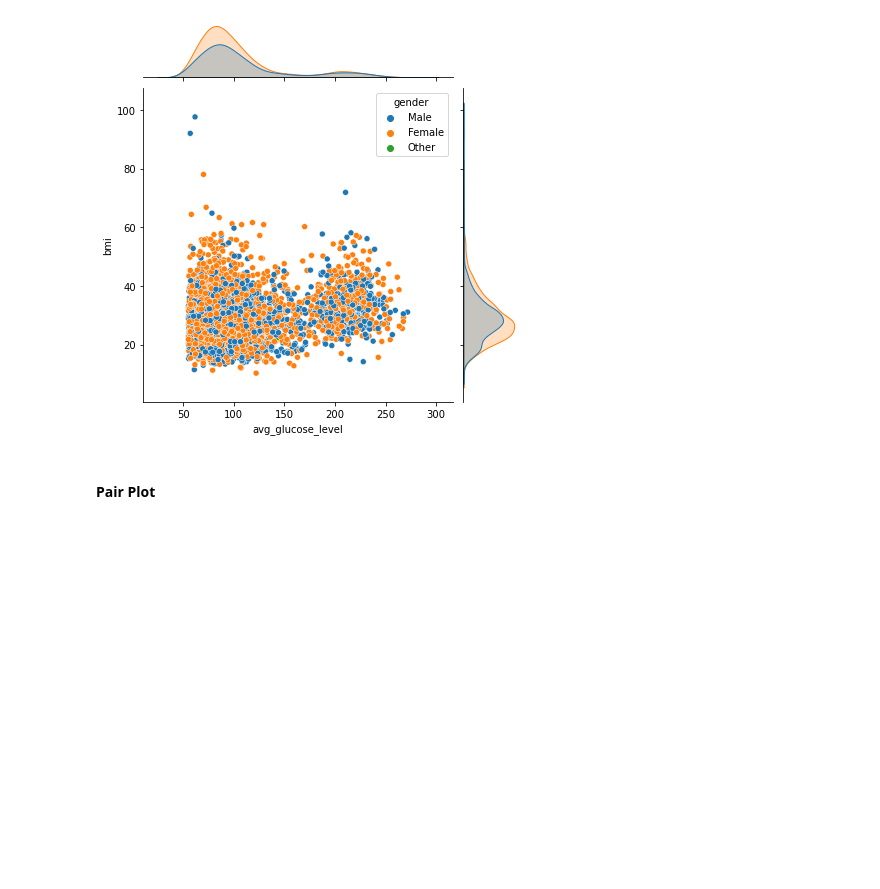
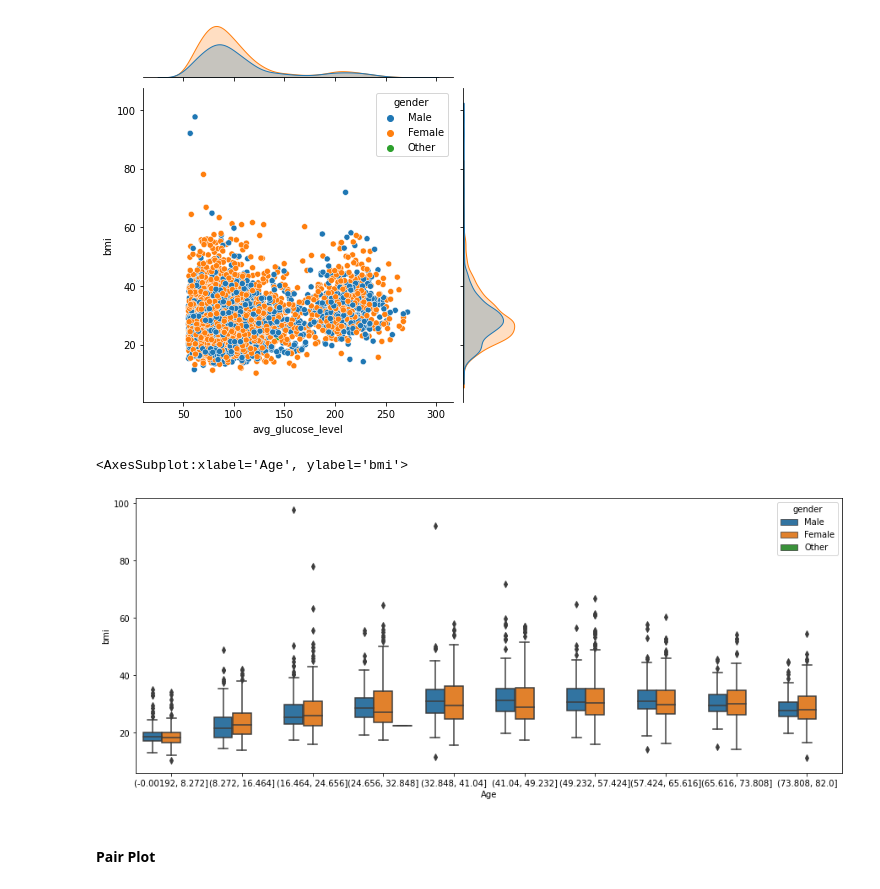
Before and after one commit to faisalece/cmse830, a Jupyter notebook: HW/HW_3.ipynb, the cells around one changed output. Cells and saved outputs as stored; diff of their text form; code cells hidden in the pictures; blank space fills up the shorter version.

```diff
--- a/HW/HW_3.ipynb
+++ b/HW/HW_3.ipynb
@@ -310,3 +316,11 @@ sns.jointplot(df_2.columns[8], df_2.columns[9], data=df_2, hue="gender")
+# %%
+# Discretize the x-axis variable into 10 categories
+plt.figure(figsize=(15, 6))
+df_2['Age'] = pd.cut(df_2[df_2.columns[2]], bins=10)
+sns.boxplot(x='Age', y=df_2.columns[9], hue='gender', data=df_2, dodge=True)
+# %% [output]
+<AxesSubplot:xlabel='Age', ylabel='bmi'>
+[figure, added]
 # %% [markdown]
 #### Pair Plot
 # %%
```
Also changed, not shown: parts of 15 cells of this notebook.
